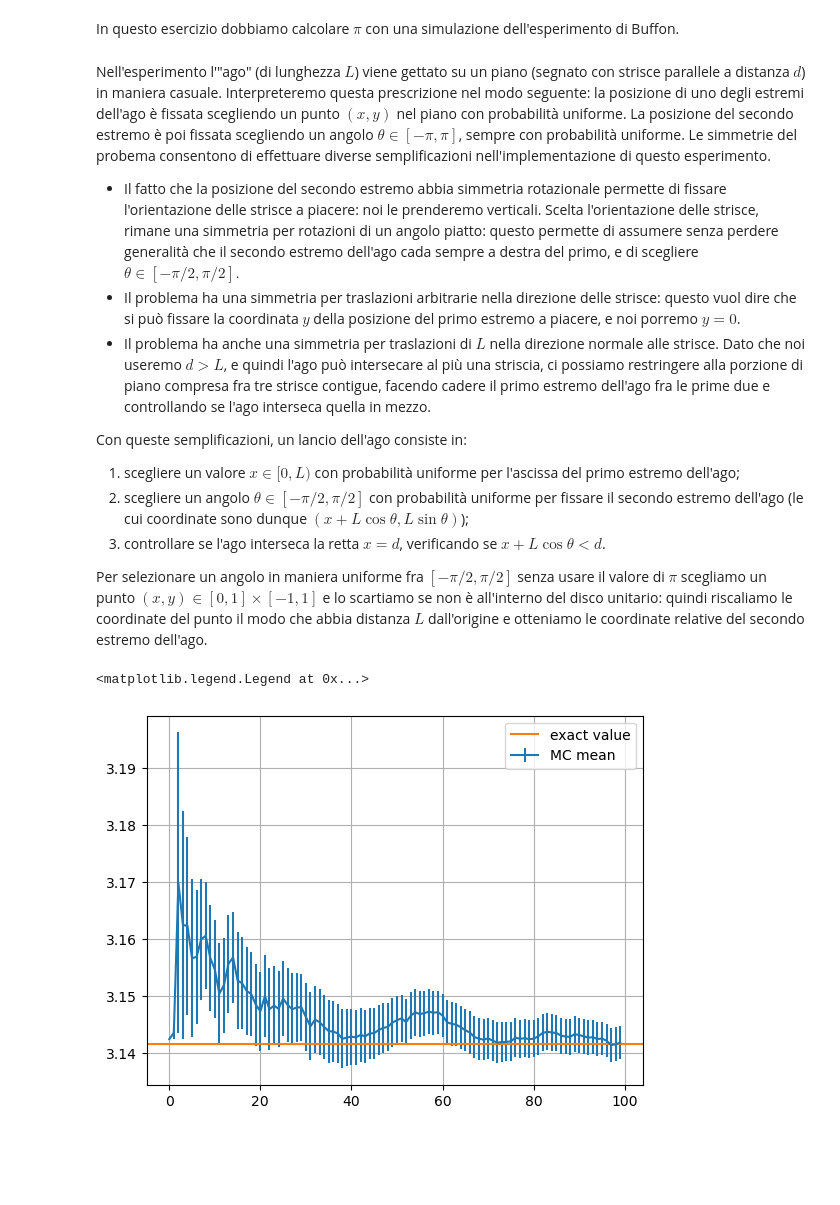
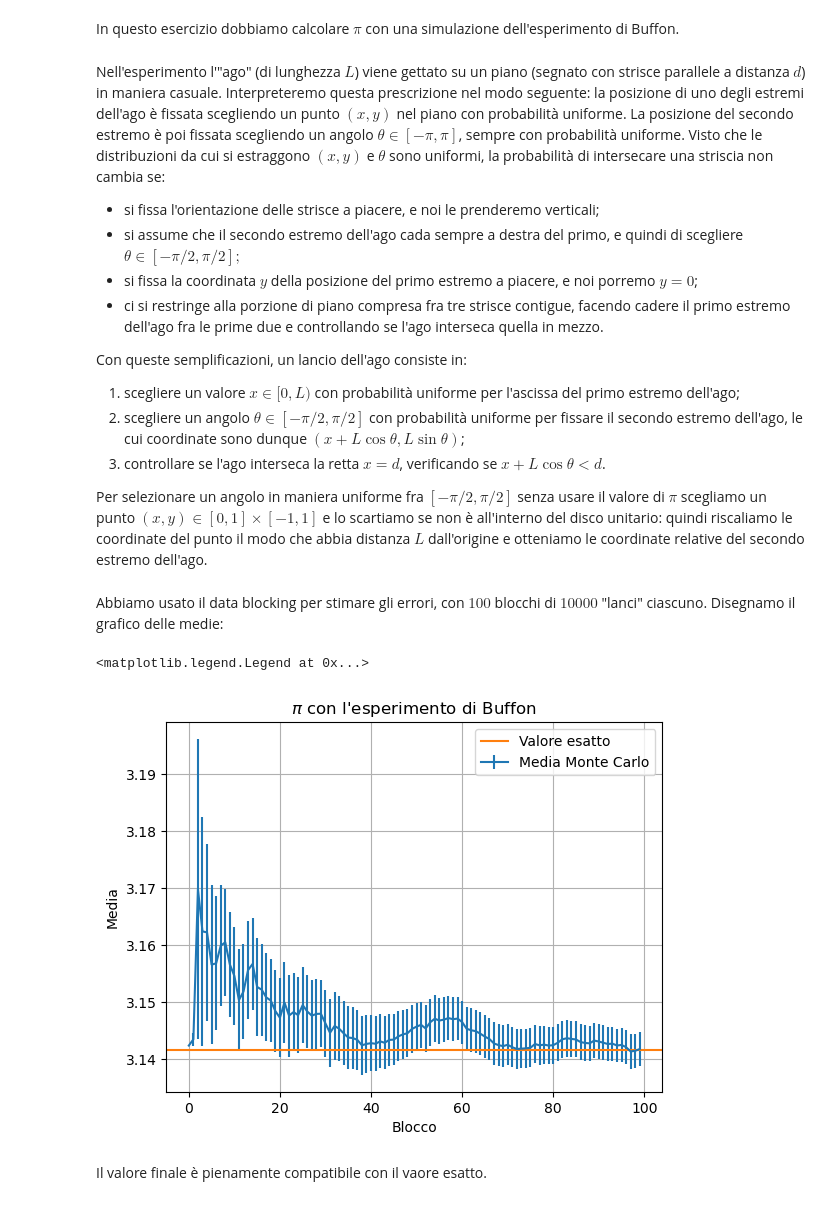
Before and after one commit to eliasteve/labsimnumerica, a Jupyter notebook: LSN_01/LSN_01.ipynb, the cells around one changed output. Drawn from its saved outputs; the diff is of its cells as text; code cells hidden in the pictures; blank space fills up the shorter version.

```diff
--- a/LSN_01/LSN_01.ipynb
+++ b/LSN_01/LSN_01.ipynb
@@ -182,27 +182,34 @@ In tutti i casi $S_{100}$ sembra convergere alla distribuzione che ci aspettiamo
 # %% [markdown]
 In questo esercizio dobbiamo calcolare $\pi$ con una simulazione dell'esperimento di Buffon.
 # %% [markdown]
-Nell'esperimento l'"ago" (di lunghezza $L$) viene gettato su un piano (segnato con strisce parallele a distanza $d$) in maniera casuale. Interpreteremo questa prescrizione nel modo seguente: la posizione di uno degli estremi dell'ago è fissata scegliendo un punto $(x, y)$ nel piano con probabilità uniforme. La posizione del secondo estremo è poi fissata scegliendo un angolo $\theta \in[-\pi, \pi]$, sempre con probabilità uniforme. Le simmetrie del probema consentono di effettuare diverse semplificazioni nell'implementazione di questo esperimento.
+Nell'esperimento l'"ago" (di lunghezza $L$) viene gettato su un piano (segnato con strisce parallele a distanza $d$) in maniera casuale. Interpreteremo questa prescrizione nel modo seguente: la posizione di uno degli estremi dell'ago è fissata scegliendo un punto $(x, y)$ nel piano con probabilità uniforme. La posizione del secondo estremo è poi fissata scegliendo un angolo $\theta \in[-\pi, \pi]$, sempre con probabilità uniforme. Visto che le distribuzioni da cui si estraggono $(x, y)$ e $\theta$ sono uniformi, la probabilità di intersecare una striscia non cambia se:
 
-* Il fatto che la posizione del secondo estremo abbia simmetria rotazionale permette di fissare l'orientazione delle strisce a piacere: noi le prenderemo verticali. Scelta l'orientazione delle strisce, rimane una simmetria per rotazioni di un angolo piatto: questo permette
-di assumere senza perdere generalità che il secondo estremo dell'ago cada sempre a destra del primo, e di scegliere $\theta \in [-\pi/2, \pi/2].$
-* Il problema ha una simmetria per traslazioni arbitrarie nella direzione delle strisce: questo vuol dire che si può fissare la coordinata $y$ della posizione del primo estremo a piacere, e noi porremo $y=0$.
-* Il problema ha anche una simmetria per traslazioni di $L$ nella direzione normale alle strisce. Dato che noi useremo $d>L$, e quindi l'ago può intersecare al più una striscia, ci possiamo restringere alla porzione di piano compresa fra tre strisce contigue, facendo cadere il primo estremo dell'ago fra le prime due e controllando se l'ago interseca quella in mezzo.
+* si fissa l'orientazione delle strisce a piacere, e noi le prenderemo verticali;
+* si assume che il secondo estremo dell'ago cada sempre a destra del primo, e quindi di scegliere $\theta \in [-\pi/2, \pi/2];$
+* si fissa la coordinata $y$ della posizione del primo estremo a piacere, e noi porremo $y=0$;
+* ci si restringe alla porzione di piano compresa fra tre strisce contigue, facendo cadere il primo estremo dell'ago fra le prime due e controllando se l'ago interseca quella in mezzo.
 
 Con queste semplificazioni, un lancio dell'ago consiste in:
 
 1. scegliere un valore $x\in[0, L)$ con probabilità uniforme per l'ascissa del primo estremo dell'ago;
-2. scegliere un angolo $\theta\in[-\pi/2, \pi/2]$ con probabilità uniforme per fissare il secondo estremo dell'ago (le cui coordinate sono dunque $(x+L\cos\theta, L\sin\theta)$);
+2. scegliere un angolo $\theta\in[-\pi/2, \pi/2]$ con probabilità uniforme per fissare il secondo estremo dell'ago, le cui coordinate sono dunque $(x+L\cos\theta, L\sin\theta)$;
 3. controllare se l'ago interseca la retta $x=d$, verificando se $x+L\cos\theta < d$.
 
 Per selezionare un angolo in maniera uniforme fra $[-\pi/2, \pi/2]$ senza usare il valore di $\pi$ scegliamo un punto $(x, y)\in[0, 1]\times[-1, 1]$ e lo scartiamo se non è all'interno del disco unitario: quindi riscaliamo le coordinate del punto il modo che abbia distanza $L$ dall'origine e otteniamo le coordinate relative del secondo estremo dell'ago.
+# %% [markdown]
+Abbiamo usato il data blocking per stimare gli errori, con $100$ blocchi di $10000$ "lanci" ciascuno. Disegnamo il grafico delle medie:
 # %%
 pi, error = np.loadtxt("pi.dat", unpack=True)
 # %%
-plt.errorbar(np.arange(100), pi, yerr=error, label="MC mean")
-plt.axhline(np.pi, color="tab:orange", label="exact value")
+plt.errorbar(np.arange(100), pi, yerr=error, label="Media Monte Carlo")
+plt.axhline(np.pi, color="tab:orange", label="Valore esatto")
+plt.title("$\pi$ con l'esperimento di Buffon")
+plt.xlabel("Blocco")
+plt.ylabel("Media")
 plt.grid()
 plt.legend()
 # %% [output]
 <matplotlib.legend.Legend at 0x...>
-[figure, old version]
+[figure, new version]
+# %% [markdown]
+Il valore finale è pienamente compatibile con il vaore esatto.
```
